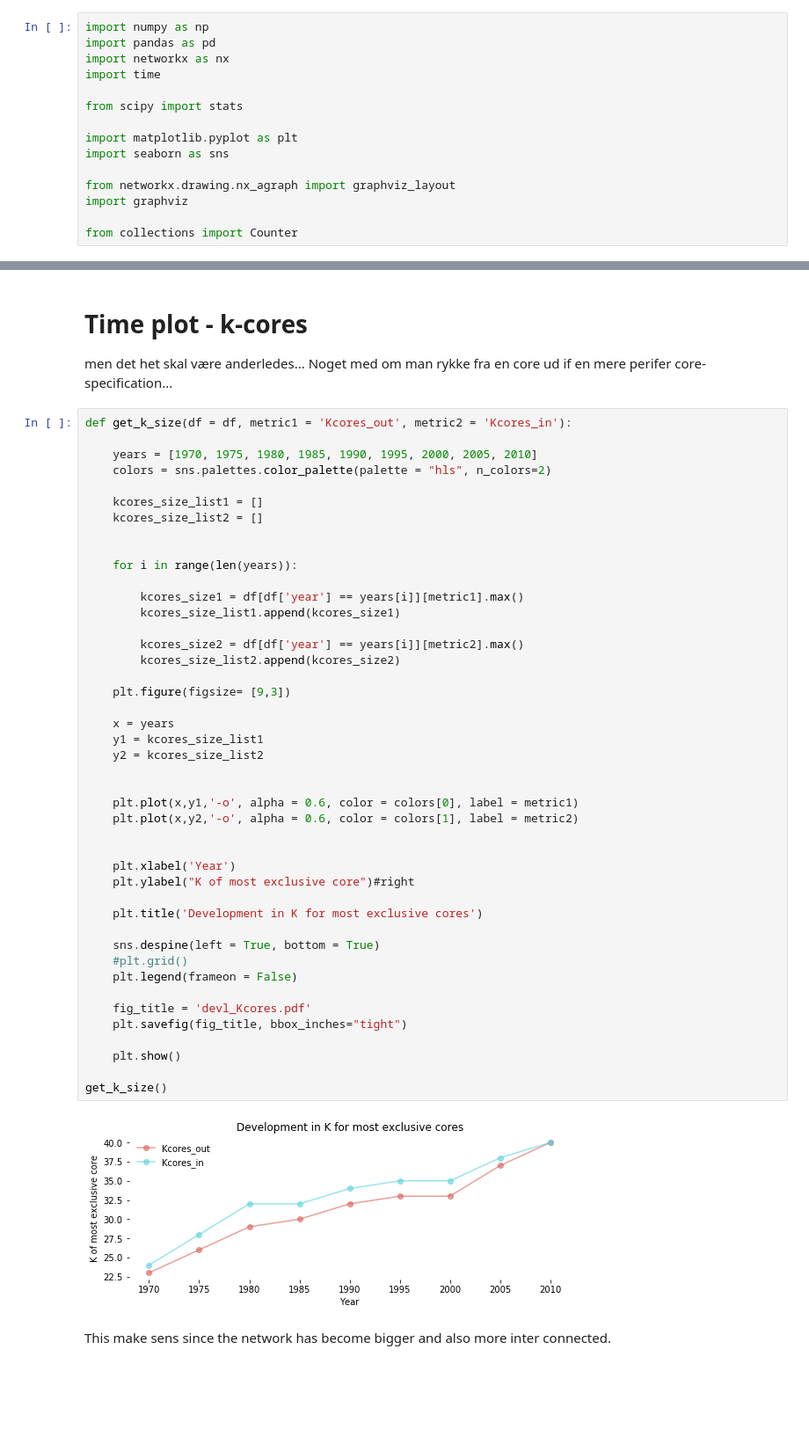
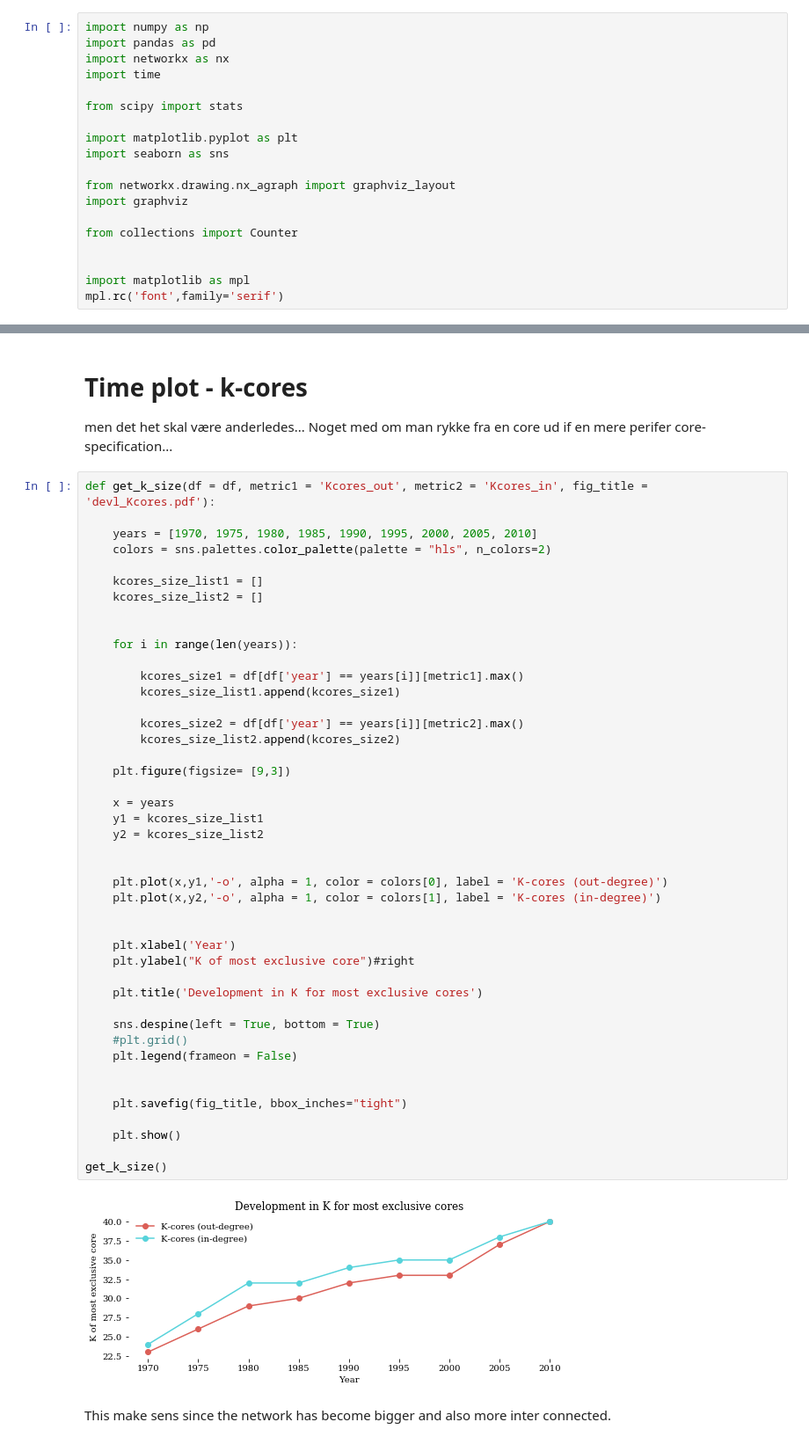
Before and after one commit to Polichinel/SNA, a Jupyter notebook: main_py.ipynb, the cells around one changed output, grey strips where cells are left out. Shown: that part at 88% size. Cells and saved outputs as stored; diff of their text form; blank space fills up the shorter version.

```diff
--- a/main_py.ipynb
+++ b/main_py.ipynb
@@ -16,6 +16,10 @@ from networkx.drawing.nx_agraph import graphviz_layout
 import graphviz
 
 from collections import Counter
+
+
+import matplotlib as mpl
+mpl.rc('font',family='serif')
 # %%
 df = pd.read_csv("diplodata_network_full.csv", index_col= 0)
 df.reset_index(inplace = True, drop= True)
@@ -608,7 +628,7 @@ I sidste ende hanlder det jo også om hvad dine edges symbolicere!
 # Time plot - k-cores
 men det het skal være anderledes... Noget med om man rykke fra en core ud if en mere perifer core-specification...
 # %%
-def get_k_size(df = df, metric1 = 'Kcores_out', metric2 = 'Kcores_in'):
+def get_k_size(df = df, metric1 = 'Kcores_out', metric2 = 'Kcores_in', fig_title = 'devl_Kcores.pdf'):
 
     years = [1970, 1975, 1980, 1985, 1990, 1995, 2000, 2005, 2010]
     colors = sns.palettes.color_palette(palette = "hls", n_colors=2)
@@ -622,37 +642,37 @@ def get_k_size(df = df, metric1 = 'Kcores_out', metric2 = 'Kcores_in'):
         kcores_size1 = df[df['year'] == years[i]][metric1].max()
         kcores_size_list1.append(kcores_size1)
 
         kcores_size2 = df[df['year'] == years[i]][metric2].max()
         kcores_size_list2.append(kcores_size2)
 
     plt.figure(figsize= [9,3])
 
     x = years
     y1 = kcores_size_list1
     y2 = kcores_size_list2
 
 
-    plt.plot(x,y1,'-o', alpha = 0.6, color = colors[0], label = metric1)
-    plt.plot(x,y2,'-o', alpha = 0.6, color = colors[1], label = metric2)
+    plt.plot(x,y1,'-o', alpha = 1, color = colors[0], label = 'K-cores (out-degree)')
+    plt.plot(x,y2,'-o', alpha = 1, color = colors[1], label = 'K-cores (in-degree)')
 
 
     plt.xlabel('Year')
     plt.ylabel("K of most exclusive core")#right
 
     plt.title('Development in K for most exclusive cores')
 
     sns.despine(left = True, bottom = True)
     #plt.grid()
     plt.legend(frameon = False)
 
-    fig_title = 'devl_Kcores.pdf'
+
     plt.savefig(fig_title, bbox_inches="tight")
 
     plt.show()
 
 get_k_size()
 # %% [output]
-[figure, old version]
+[figure, new version]
 # %% [markdown]
 This make sens since the network has become bigger and also more inter connected.
 # %%
```
Also changed, not shown: parts of 45 cells of this notebook, 2 other files.
